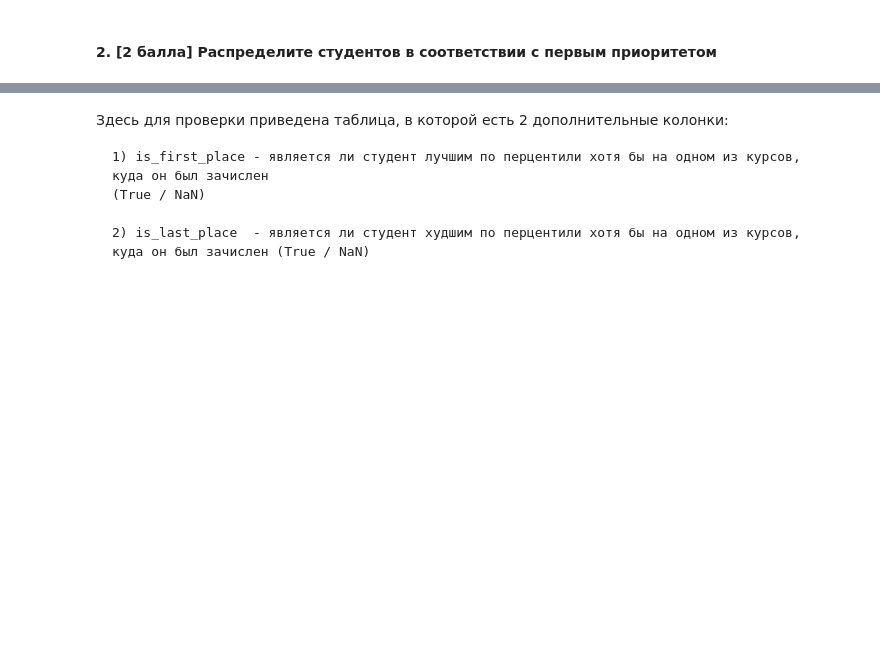
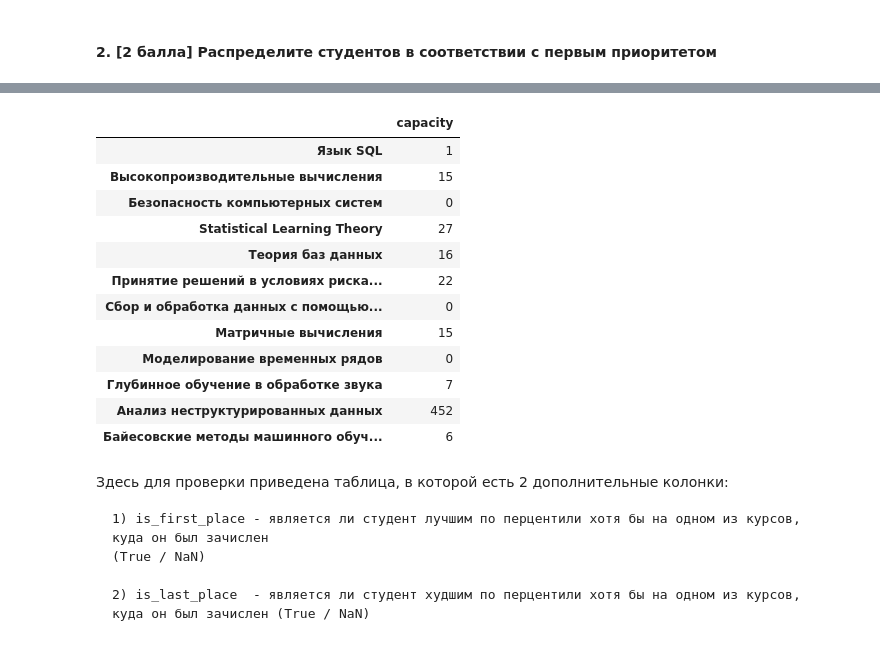
Before and after one commit to diemvs/hse_hw, a Jupyter notebook: ml/homework-practice-01-pandas-Sataev.ipynb, the cells around one changed output, grey strips where cells are left out. Cells and saved outputs as stored; diff of their text form; code cells hidden in the pictures; blank space fills up the shorter version.

```diff
--- a/ml/homework-practice-01-pandas-Sataev.ipynb
+++ b/ml/homework-practice-01-pandas-Sataev.ipynb
@@ -581,3 +714,19 @@ assert(df[df['id'] == 'e4caca755ee0bdd711e18fb8084958b5'][col_name] == 1).all()
+# %%
+fall_courses_cap
+# %% [output]
+|  | capacity |
+| Язык SQL | 1 |
+| Высокопроизводительные вычисления | 15 |
+| Безопасность компьютерных систем | 0 |
+| Statistical Learning Theory | 27 |
+| Теория баз данных | 16 |
+| Принятие решений в условиях риска... | 22 |
+| Сбор и обработка данных с помощью... | 0 |
+| Матричные вычисления | 15 |
+| Моделирование временных рядов | 0 |
+| Глубинное обучение в обработке звука | 7 |
+| Анализ неструктурированных данных | 452 |
+| Байесовские методы машинного обуч... | 6 |
 # %% [markdown]
 Здесь для проверки приведена таблица, в которой есть 2 дополнительные колонки:
 
```
Also changed, not shown: parts of 16 cells of this notebook.
